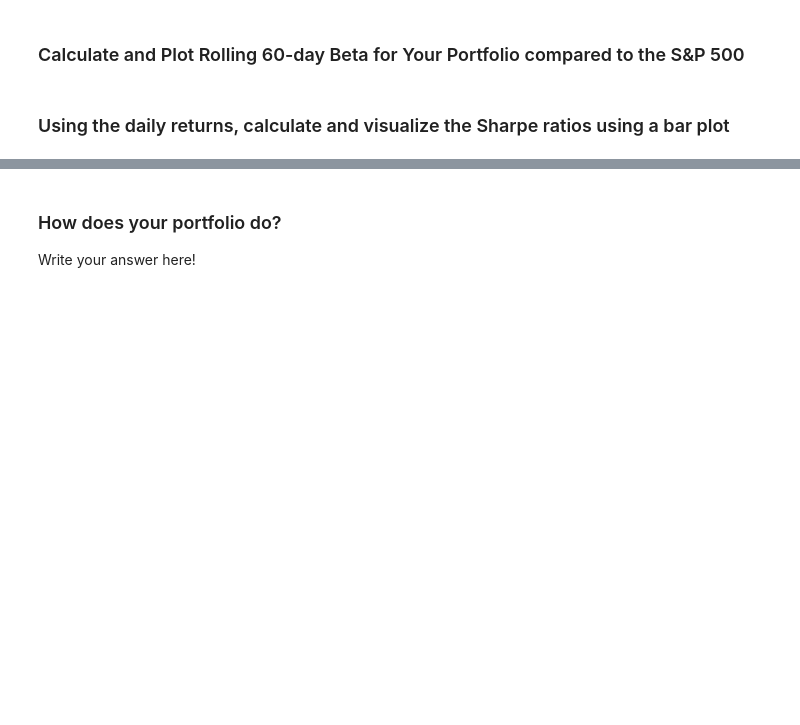
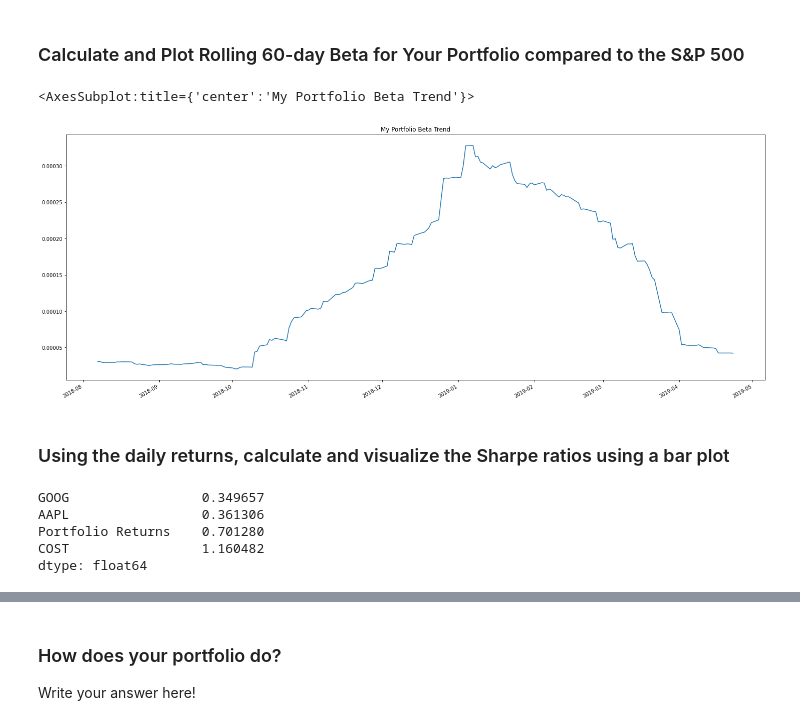
Before and after one commit to Luke-Mac/whale_off_portfolio, a Jupyter notebook: whale_analysis.ipynb, the cells around one changed output, grey strips where cells are left out. Cells and saved outputs as stored; diff of their text form; code cells hidden in the pictures; blank space fills up the shorter version.

```diff
--- a/whale_analysis.ipynb
+++ b/whale_analysis.ipynb
@@ -527,2 +581,9 @@ weights = [1/3, 1/3, 1/3]
+# %%
+# Calculate and plot Beta
+portfolio_beta_plot = stock_daily_returns['Portfolio Returns'].rolling(window=60).cov(combined_df['SP500'])
+portfolio_beta_plot.plot(figsize=(25, 10), title="My Portfolio Beta Trend")
+# %% [output]
+<AxesSubplot:title={'center':'My Portfolio Beta Trend'}>
+[figure, added]
 # %% [markdown]
 ### Using the daily returns, calculate and visualize the Sharpe ratios using a bar plot
@@ -531,2 +590,13 @@ weights = [1/3, 1/3, 1/3]
+# %%
+# Calculate Annualzied Sharpe Ratios
+portfolio_sharpe_ratios = (stock_daily_returns.mean() * 252) / (stock_daily_returns.std() * np.sqrt(252))
+portfolio_sharpe_ratios.sort_values(inplace=True)
+portfolio_sharpe_ratios
+# %% [output]
+GOOG                 0.349657
+AAPL                 0.361306
+Portfolio Returns    0.701280
+COST                 1.160482
+dtype: float64
 # %%
 # Visualize the sharpe ratios as a bar plot
```
Also changed, not shown: parts of 9 cells of this notebook.
